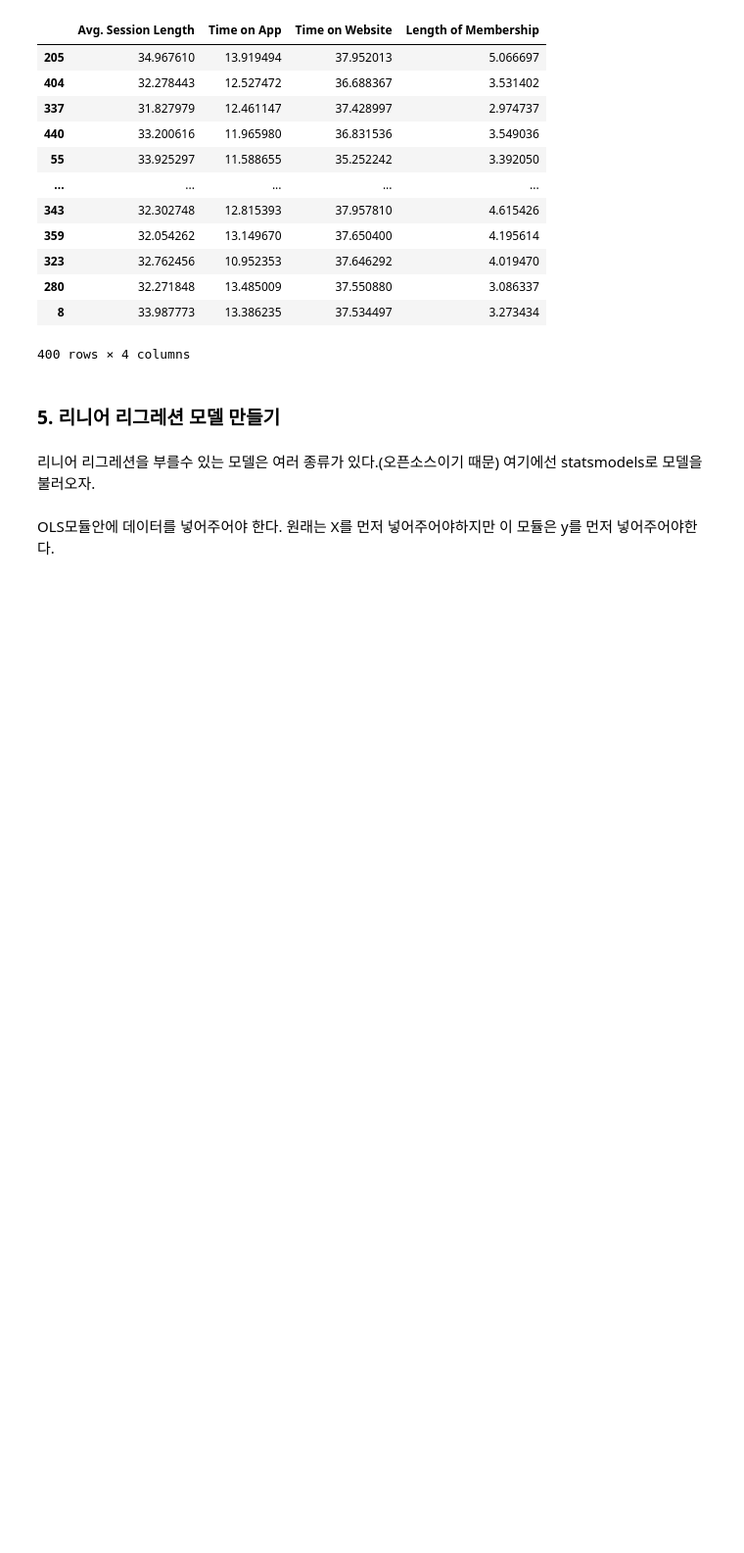
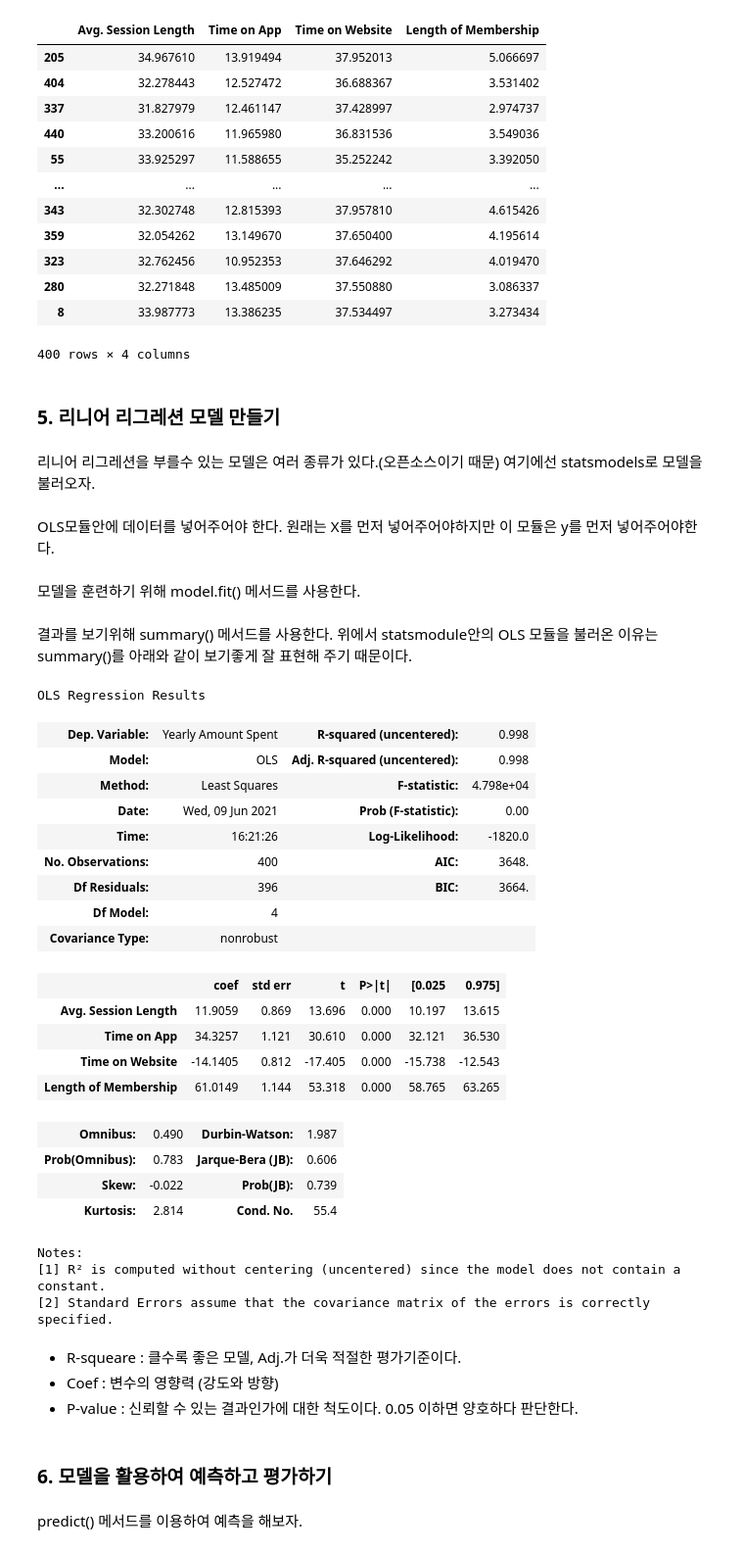
Before and after one commit to jaeyoon89/fastcampus_study, a Jupyter notebook: e-commerce_predict.ipynb, the cells around one changed output. Shown: that part at 98% size. Saved outputs shown, nothing was run; the diff lists cells and outputs as text; code cells hidden in the pictures; blank space fills up the shorter version.

```diff
--- a/e-commerce_predict.ipynb
+++ b/e-commerce_predict.ipynb
@@ -246,0 +245,2 @@ mdmodel.fit
+# %% [markdown]
+모델을 훈련하기 위해 model.fit() 메서드를 사용한다.
@@ -246,0 +249,35 @@ mdmodel.fit
+# %% [markdown]
+결과를 보기위해 summary() 메서드를 사용한다. 위에서 statsmodule안의 OLS 모듈을 불러온 이유는 summary()를 아래와 같이 보기좋게 잘 표현해 주기 때문이다.
+# %%
+model.summary()
+# %% [output]
+OLS Regression Results
+| Dep. Variable: | Yearly Amount Spent | R-squared (uncentered): | 0.998 |
+| Model: | OLS | Adj. R-squared (uncentered): | 0.998 |
+| Method: | Least Squares | F-statistic: | 4.798e+04 |
+| Date: | Wed, 09 Jun 2021 | Prob (F-statistic): | 0.00 |
+| Time: | 16:21:26 | Log-Likelihood: | -1820.0 |
+| No. Observations: | 400 | AIC: | 3648. |
+| Df Residuals: | 396 | BIC: | 3664. |
+| Df Model: | 4 |  |  |
+| Covariance Type: | nonrobust |  |  |
+|  | coef | std err | t | P>|t| | [0.025 | 0.975] |
+| Avg. Session Length | 11.9059 | 0.869 | 13.696 | 0.000 | 10.197 | 13.615 |
+| Time on App | 34.3257 | 1.121 | 30.610 | 0.000 | 32.121 | 36.530 |
+| Time on Website | -14.1405 | 0.812 | -17.405 | 0.000 | -15.738 | -12.543 |
+| Length of Membership | 61.0149 | 1.144 | 53.318 | 0.000 | 58.765 | 63.265 |
+| Omnibus: | 0.490 | Durbin-Watson: | 1.987 |
+| Prob(Omnibus): | 0.783 | Jarque-Bera (JB): | 0.606 |
+| Skew: | -0.022 | Prob(JB): | 0.739 |
+| Kurtosis: | 2.814 | Cond. No. | 55.4 |
+Notes:
+[1] R² is computed without centering (uncentered) since the model does not contain a constant.
+[2] Standard Errors assume that the covariance matrix of the errors is correctly specified.
+# %% [markdown]
+- R-squeare : 클수록 좋은 모델, Adj.가 더욱 적절한 평가기준이다.
+- Coef : 변수의 영향력 (강도와 방향)
+- P-value : 신뢰할 수 있는 결과인가에 대한 척도이다. 0.05 이하면 양호하다 판단한다.
+# %% [markdown]
+### 6. 모델을 활용하여 예측하고 평가하기
+# %% [markdown]
+predict() 메서드를 이용하여 예측을 해보자.
```
Also changed, not shown: parts of 25 cells of this notebook.
